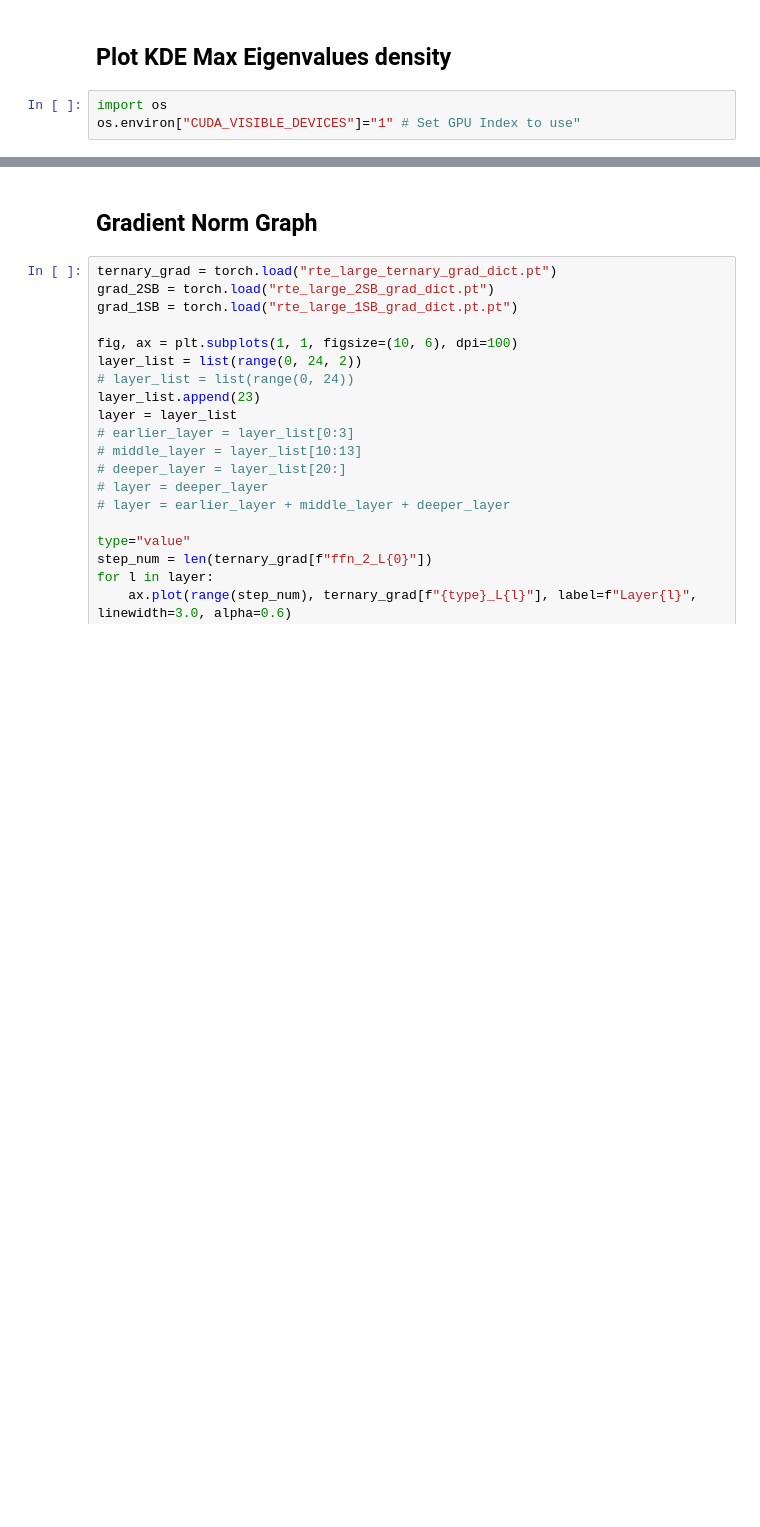
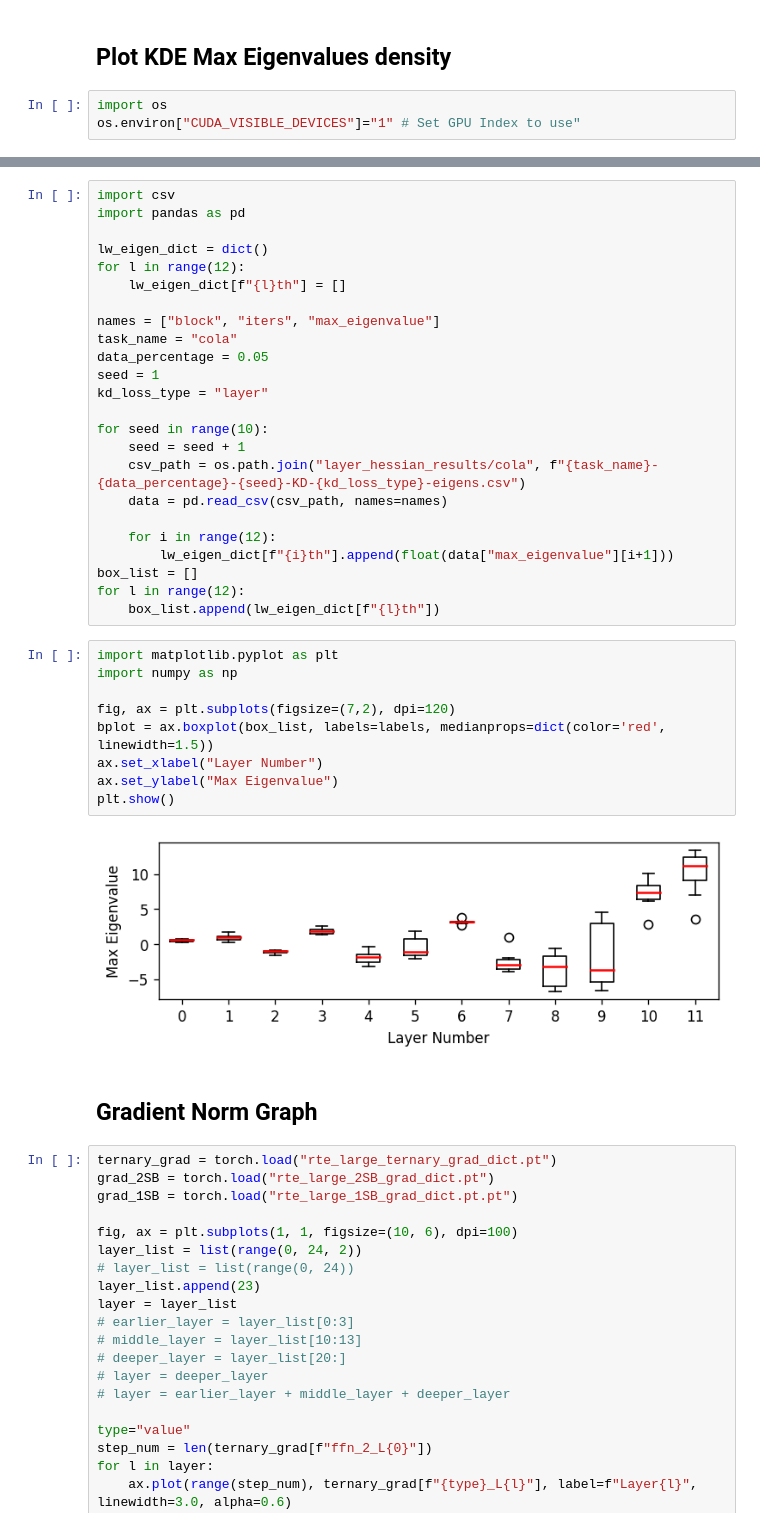
Before and after one commit to MarsJacobs/kd-qat-large-enc, a Jupyter notebook: Hessian_Analysis.ipynb, the cells around one changed output, grey strips where cells are left out. Cells and saved outputs as stored; diff of their text form; blank space fills up the shorter version.

```diff
--- a/Hessian_Analysis.ipynb
+++ b/Hessian_Analysis.ipynb
@@ -122 +121,36 @@ plt.yticks(fontsize=fs)
+# %%
+import csv
+import pandas as pd
+
+lw_eigen_dict = dict()
+for l in range(12):
+    lw_eigen_dict[f"{l}th"] = []
+
+names = ["block", "iters", "max_eigenvalue"]
+task_name = "cola"
+data_percentage = 0.05
+seed = 1
+kd_loss_type = "layer"
+
+for seed in range(10):
+    seed = seed + 1
+    csv_path = os.path.join("layer_hessian_results/cola", f"{task_name}-{data_percentage}-{seed}-KD-{kd_loss_type}-eigens.csv")
+    data = pd.read_csv(csv_path, names=names)
+
+    for i in range(12):
+        lw_eigen_dict[f"{i}th"].append(float(data["max_eigenvalue"][i+1]))
+box_list = []
+for l in range(12):
+    box_list.append(lw_eigen_dict[f"{l}th"])
+# %%
+import matplotlib.pyplot as plt
+import numpy as np
+
+fig, ax = plt.subplots(figsize=(7,2), dpi=120)
+bplot = ax.boxplot(box_list, labels=labels, medianprops=dict(color='red', linewidth=1.5))
+ax.set_xlabel("Layer Number")
+ax.set_ylabel("Max Eigenvalue")
+plt.show()
+# %% [output]
+[figure, added]
 # %% [markdown]
```
Also changed, not shown: parts of 4 cells of this notebook, 6 other files.
